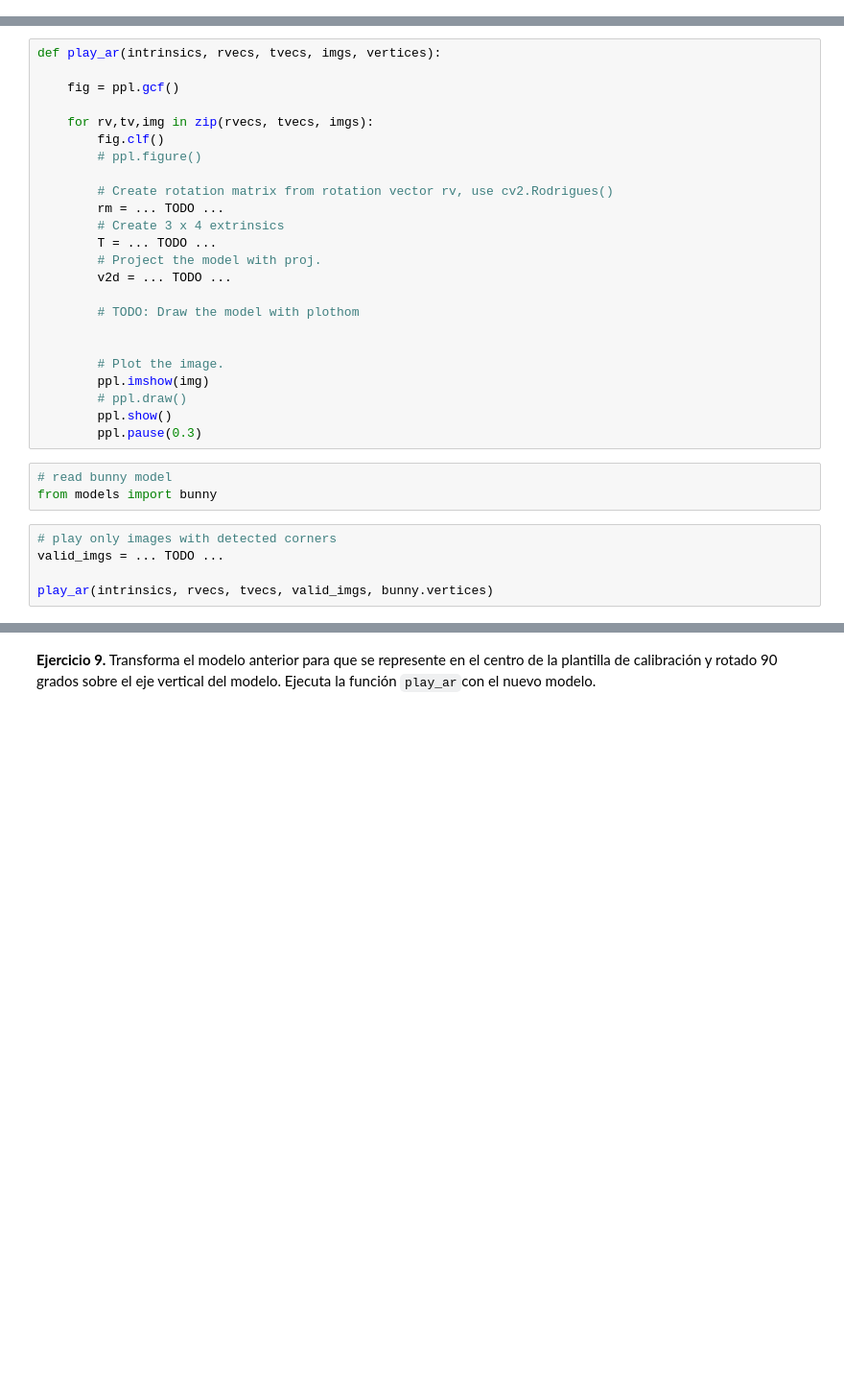
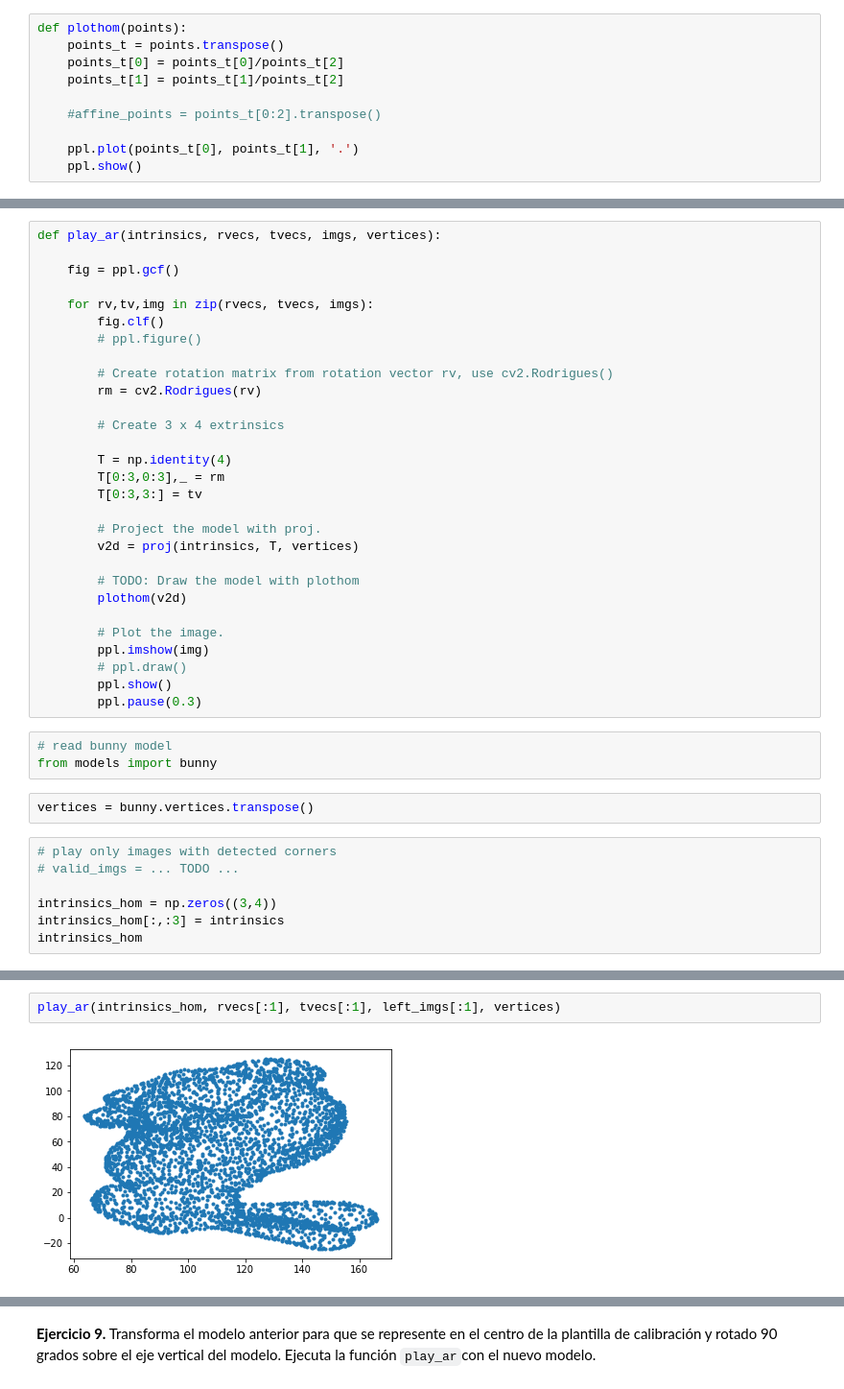
Before and after one commit to ignaciocasso/cv, a Jupyter notebook: pr2/PracticaCalib2018.ipynb, the cells around one changed output, grey strips where cells are left out. Shown: that part at 96% size. Saved outputs shown, nothing was run; the diff lists cells and outputs as text; blank space fills up the shorter version.

```diff
--- a/pr2/PracticaCalib2018.ipynb
+++ b/pr2/PracticaCalib2018.ipynb
@@ -263,3 +264,13 @@ def plothom(points):
+# %%
+def plothom(points):
+    points_t = points.transpose()
+    points_t[0] = points_t[0]/points_t[2]
+    points_t[1] = points_t[1]/points_t[2]
+
+    #affine_points = points_t[0:2].transpose()
+
+    ppl.plot(points_t[0], points_t[1], '.')
+    ppl.show()
 # %% [markdown]
 **Ejercicio 8.** Usa las funciones implementadas en los ejercicios anteriores para proyectar un modelo sobre las imágenes de la secuencia. Para ello, modifica la función ``play_ar``, que se distribuye con la práctica, completando las partes marcadas con TODO:
 
@@ -277,14 +288,19 @@ def play_ar(intrinsics, rvecs, tvecs, imgs, vertices):
         # ppl.figure()
 
         # Create rotation matrix from rotation vector rv, use cv2.Rodrigues()
-        rm = ... TODO ...
+        rm = cv2.Rodrigues(rv)
+
         # Create 3 x 4 extrinsics
-        T = ... TODO ...
+
+        T = np.identity(4)
+        T[0:3,0:3],_ = rm
+        T[0:3,3:] = tv
+
         # Project the model with proj.
-        v2d = ... TODO ...
+        v2d = proj(intrinsics, T, vertices)
 
         # TODO: Draw the model with plothom
-
+        plothom(v2d)
 
         # Plot the image.
         ppl.imshow(img)
@@ -294,8 +310,12 @@ def play_ar(intrinsics, rvecs, tvecs, imgs, vertices):
 # %%
 # read bunny model
 from models import bunny
+# %%
+vertices = bunny.vertices.transpose()
 # %%
 # play only images with detected corners
-valid_imgs = ... TODO ...
+# valid_imgs = ... TODO ...
 
-play_ar(intrinsics, rvecs, tvecs, valid_imgs, bunny.vertices)
+intrinsics_hom = np.zeros((3,4))
+intrinsics_hom[:,:3] = intrinsics
+intrinsics_hom
@@ -301,0 +326,4 @@ play_ar(intrinsics, rvecs, tvecs, valid_imgs, bunny.vertices)
+# %%
+play_ar(intrinsics_hom, rvecs[:1], tvecs[:1], left_imgs[:1], vertices)
+# %% [output]
+[figure, added]
```
Also changed, not shown: parts of 13 cells of this notebook.
